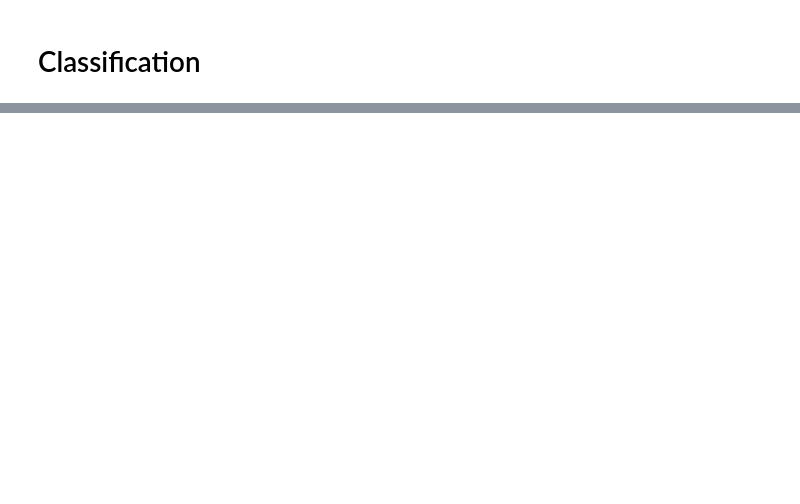
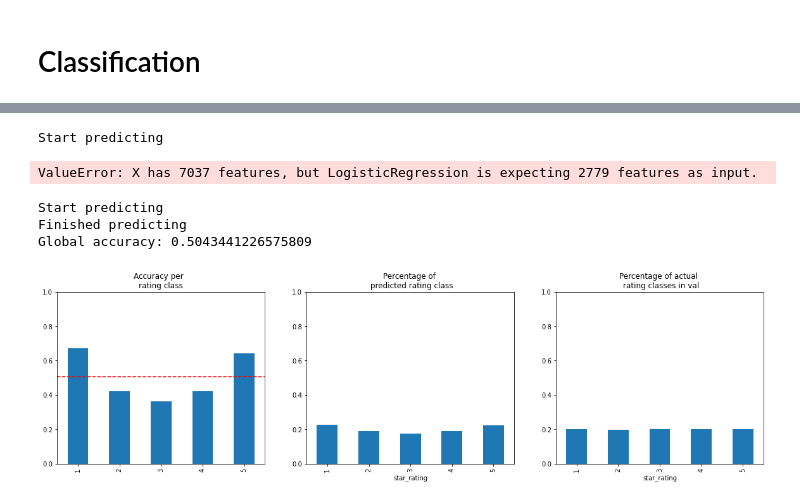
Before and after one commit to LLGH1/dsproject_supply_chain, a Jupyter notebook: model_pipeline.ipynb, the cells around one changed output, grey strips where cells are left out. Saved outputs shown, nothing was run; the diff lists cells and outputs as text; code cells hidden in the pictures; blank space fills up the shorter version.

```diff
--- a/model_pipeline.ipynb
+++ b/model_pipeline.ipynb
@@ -67,0 +160,2 @@ clf_knn = KNeighborsClassifier(n_neighbors=100).fit(X_train_vectorized, y_train)
+# %%
+clf_lr_L2_05 = LogisticRegression( C=0.5,max_iter=1000).fit(X_train_vectorized, y_train)
@@ -112,0 +252,12 @@ assess_on_val(clf_knn, X_val_vectorized, y_val);
+# %%
+assess_on_val(clf_lr, X_val_vectorized, y_val);
+# %% [output]
+Start predicting
+ValueError: X has 7037 features, but LogisticRegression is expecting 2779 features as input.
+# %%
+assess_on_val(clf_lr_L2_05, X_val_vectorized, y_val);
+# %% [output]
+Start predicting
+Finished predicting
+Global accuracy: 0.5043441226575809
+[figure, added]
```
Also changed, not shown: parts of 33 cells of this notebook.
